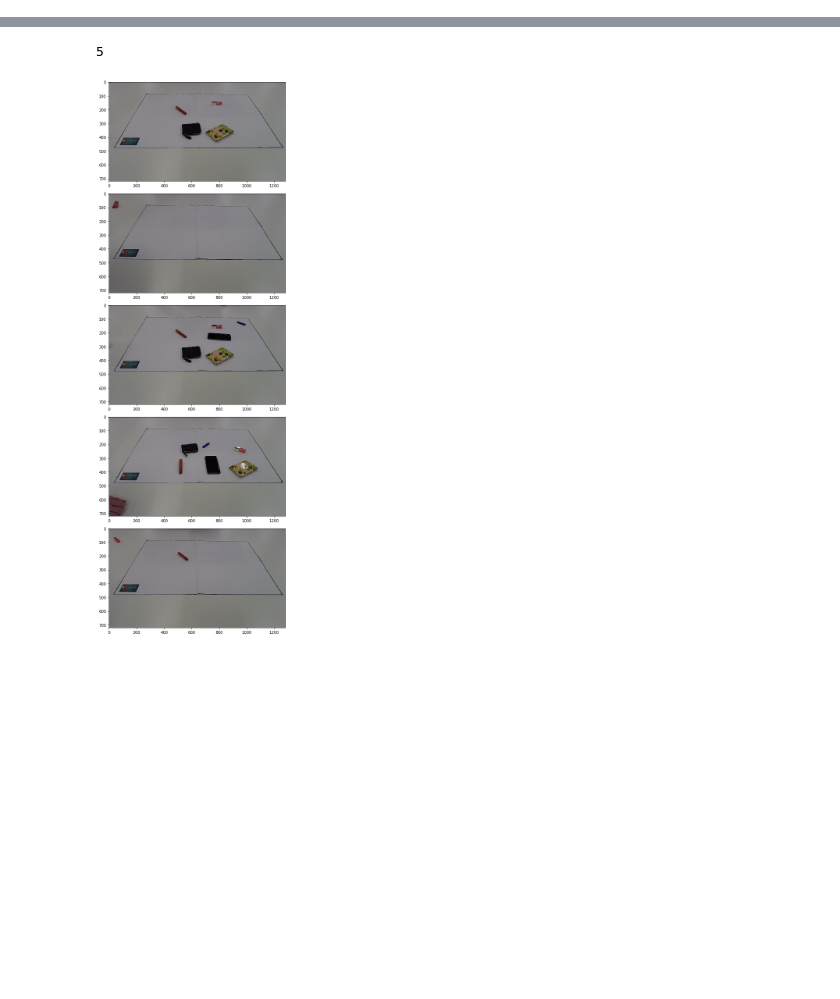
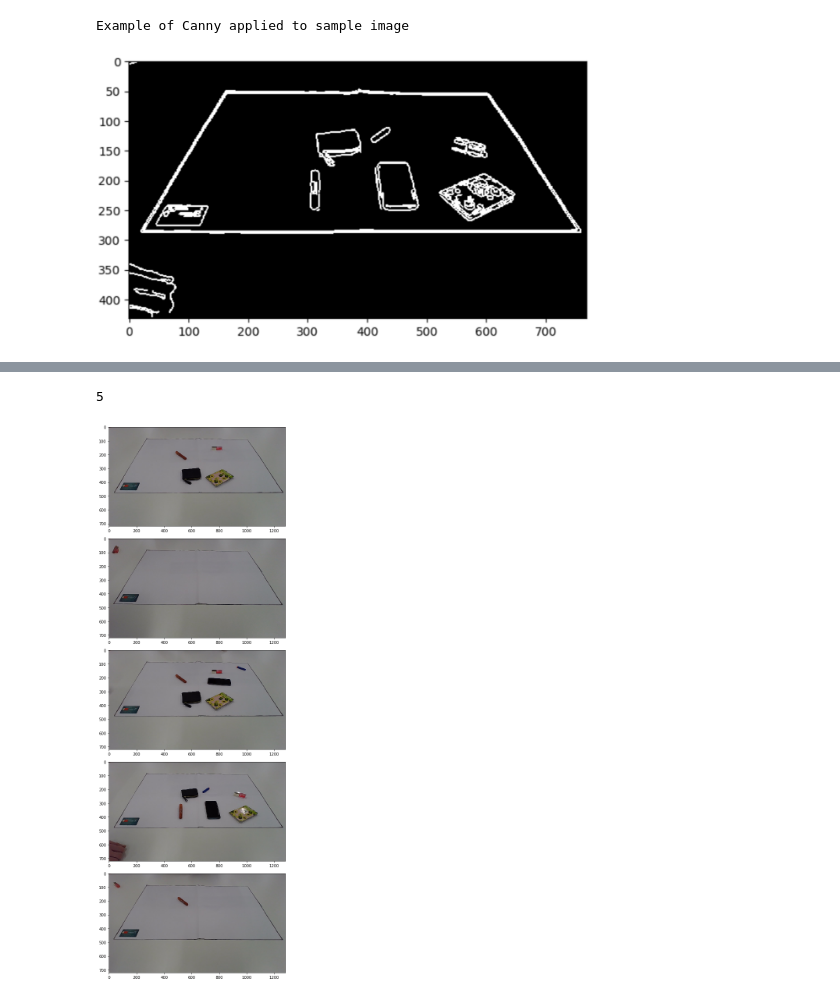
Before and after one commit to Anton-31-96/object-linear-size, a Jupyter notebook: project.ipynb, the cells around one changed output, grey strips where cells are left out. Drawn from its saved outputs; the diff is of its cells as text; code cells hidden in the pictures; blank space fills up the shorter version.

```diff
--- a/project.ipynb
+++ b/project.ipynb
@@ -33,0 +101,6 @@ from scipy.ndimage import distance_transform_edt
+# %%
+print('Example of Canny applied to sample image')
+Image_print(filename='edges_big.png', width = 500)
+# %% [output]
+Example of Canny applied to sample image
+[figure, added]
```
Also changed, not shown: parts of 38 cells of this notebook, 1 other file.
